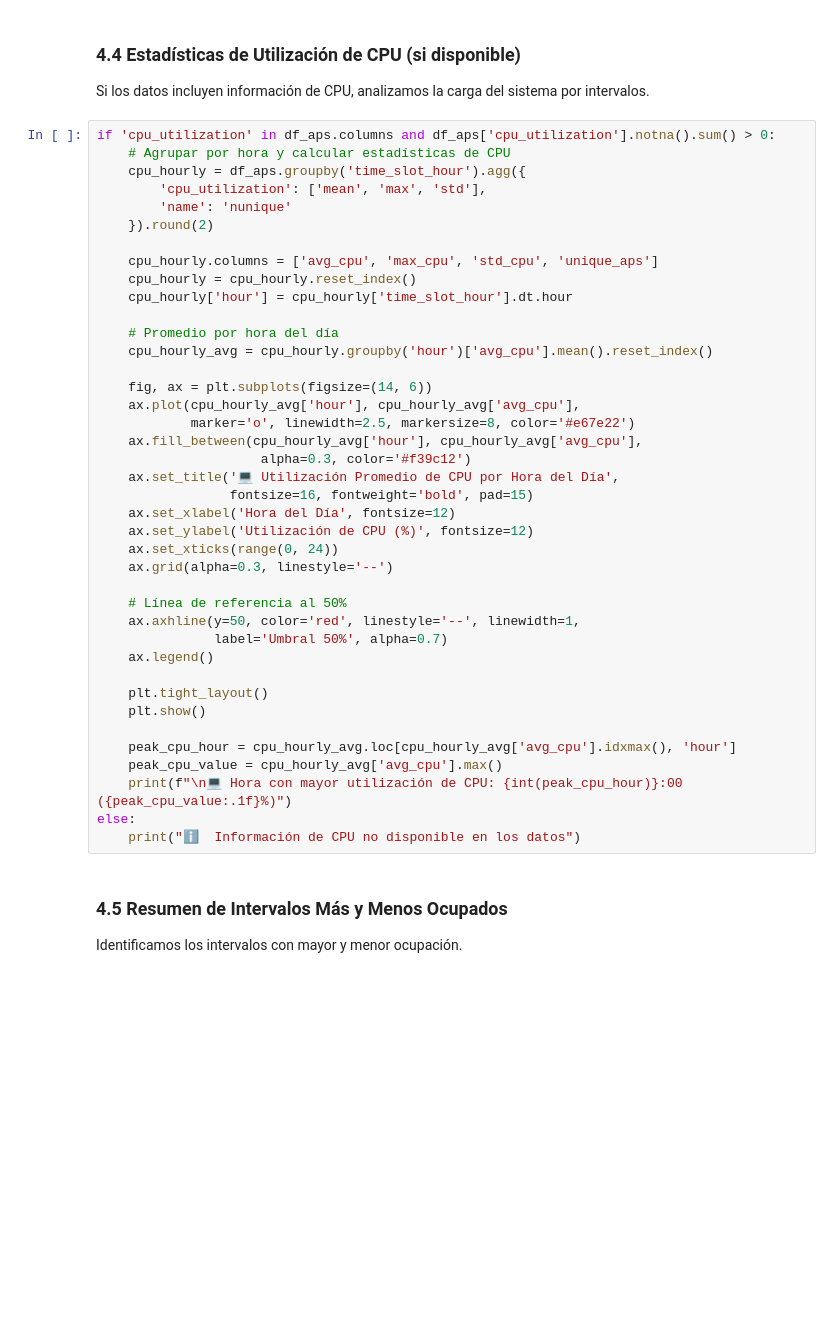
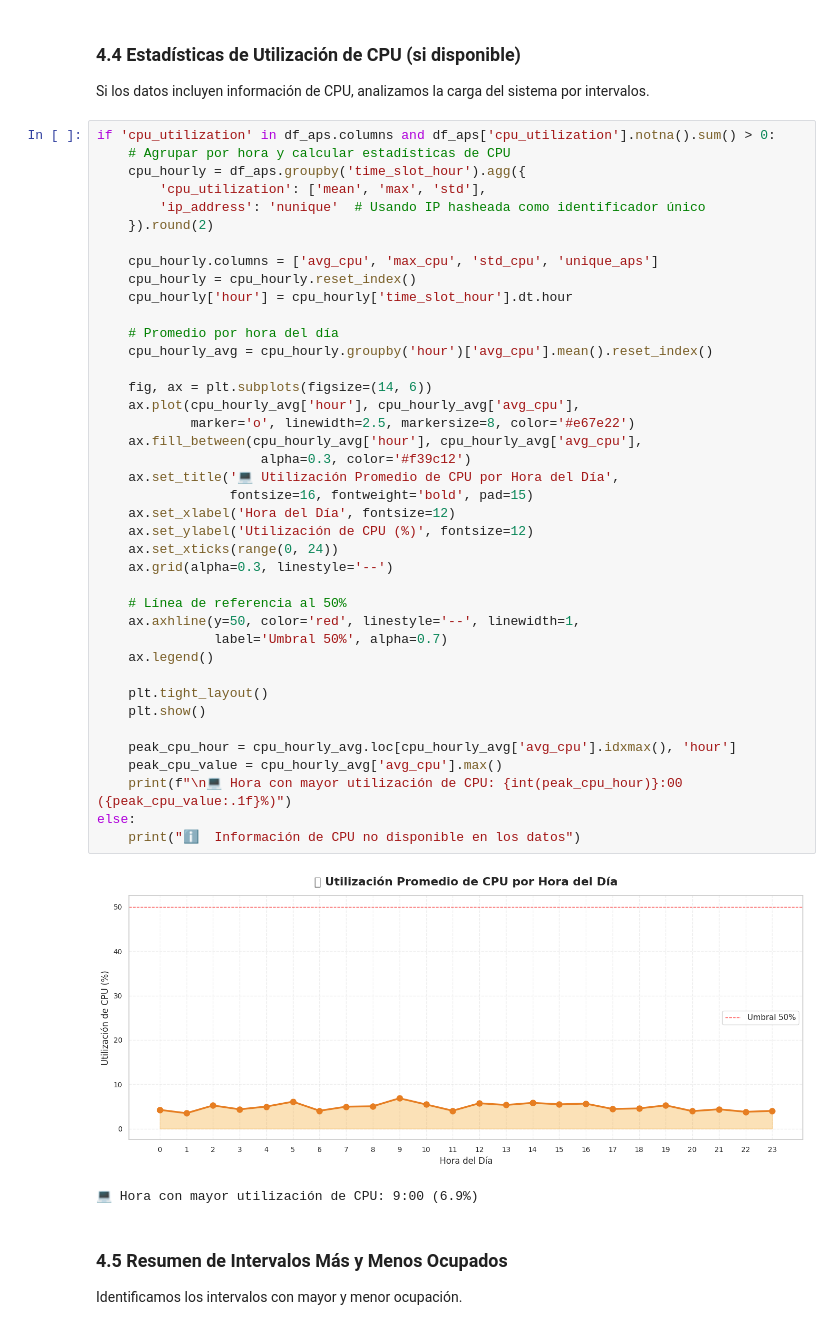
Before and after one commit to Barretina-Negra/UAB-WiFi-Dataset-Analysis, a Jupyter notebook: starter_kits/02_ap_timeslot_analysis.ipynb, the cells around one changed output. Saved outputs shown, nothing was run; the diff lists cells and outputs as text; blank space fills up the shorter version.

```diff
--- a/starter_kits/02_ap_timeslot_analysis.ipynb
+++ b/starter_kits/02_ap_timeslot_analysis.ipynb
@@ -318,7 +387,7 @@ if 'cpu_utilization' in df_aps.columns and df_aps['cpu_utilization'].notna().sum
     # Agrupar por hora y calcular estadísticas de CPU
     cpu_hourly = df_aps.groupby('time_slot_hour').agg({
         'cpu_utilization': ['mean', 'max', 'std'],
-        'name': 'nunique'
+        'ip_address': 'nunique'  # Usando IP hasheada como identificador único
     }).round(2)
 
     cpu_hourly.columns = ['avg_cpu', 'max_cpu', 'std_cpu', 'unique_aps']
@@ -326,33 +395,36 @@ if 'cpu_utilization' in df_aps.columns and df_aps['cpu_utilization'].notna().sum
     cpu_hourly['hour'] = cpu_hourly['time_slot_hour'].dt.hour
 
     # Promedio por hora del día
     cpu_hourly_avg = cpu_hourly.groupby('hour')['avg_cpu'].mean().reset_index()
 
     fig, ax = plt.subplots(figsize=(14, 6))
     ax.plot(cpu_hourly_avg['hour'], cpu_hourly_avg['avg_cpu'],
             marker='o', linewidth=2.5, markersize=8, color='#e67e22')
     ax.fill_between(cpu_hourly_avg['hour'], cpu_hourly_avg['avg_cpu'],
                      alpha=0.3, color='#f39c12')
     ax.set_title('💻 Utilización Promedio de CPU por Hora del Día',
                  fontsize=16, fontweight='bold', pad=15)
     ax.set_xlabel('Hora del Día', fontsize=12)
     ax.set_ylabel('Utilización de CPU (%)', fontsize=12)
     ax.set_xticks(range(0, 24))
     ax.grid(alpha=0.3, linestyle='--')
 
     # Línea de referencia al 50%
     ax.axhline(y=50, color='red', linestyle='--', linewidth=1,
                label='Umbral 50%', alpha=0.7)
     ax.legend()
 
     plt.tight_layout()
     plt.show()
 
     peak_cpu_hour = cpu_hourly_avg.loc[cpu_hourly_avg['avg_cpu'].idxmax(), 'hour']
     peak_cpu_value = cpu_hourly_avg['avg_cpu'].max()
     print(f"\n💻 Hora con mayor utilización de CPU: {int(peak_cpu_hour)}:00 ({peak_cpu_value:.1f}%)")
 else:
     print("ℹ️  Información de CPU no disponible en los datos")
+# %% [output]
+[figure, added]
+💻 Hora con mayor utilización de CPU: 9:00 (6.9%)
 # %% [markdown]
 ### 4.5 Resumen de Intervalos Más y Menos Ocupados
 
```
Also changed, not shown: parts of 22 cells of this notebook.
